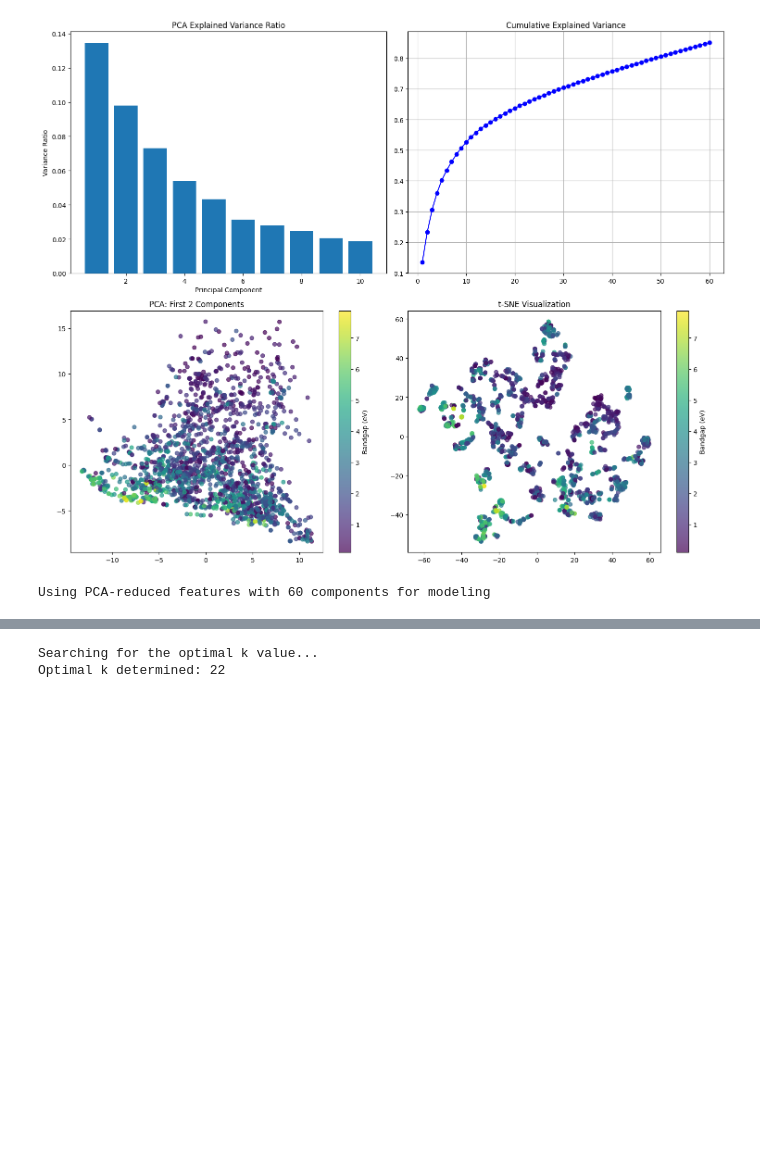
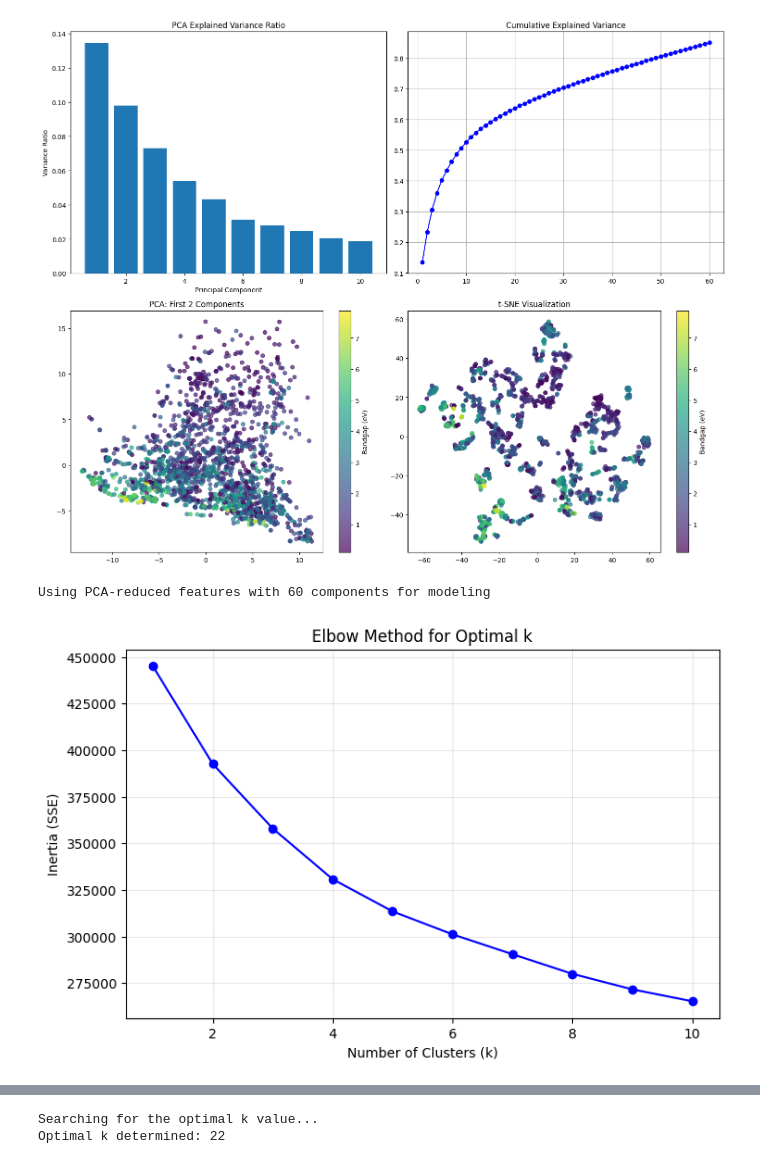
Before and after one commit to xqwu1108-create/MSE1003H_XueqiuWu_1011808741, a Jupyter notebook: A1.ipynb, the cells around one changed output, grey strips where cells are left out. Saved outputs shown, nothing was run; the diff lists cells and outputs as text; code cells hidden in the pictures; blank space fills up the shorter version.

```diff
--- a/A1.ipynb
+++ b/A1.ipynb
@@ -588,3 +596,27 @@ print(f"\nUsing PCA-reduced features with {X_reduced.shape[1]} components for mo
 # %% [output]
 [figure]
 Using PCA-reduced features with 60 components for modeling
+# %%
+from sklearn.cluster import KMeans
+
+# --- Determining Optimal num_clusters using the Elbow Method ---
+# We test k values from 1 to 10
+inertia = []
+k_range = range(1, 11)
+
+for k in k_range:
+    # Use the same random_state for consistency across tests
+    km = KMeans(n_clusters=k, random_state=42, n_init=10)
+    km.fit(X_reduced) # Using your PCA results
+    inertia.append(km.inertia_)
+
+# Plotting the Elbow Curve
+plt.figure(figsize=(8, 5))
+plt.plot(k_range, inertia, 'bo-')
+plt.title('Elbow Method for Optimal k')
+plt.xlabel('Number of Clusters (k)')
+plt.ylabel('Inertia (SSE)')
+plt.grid(True, alpha=0.3)
+plt.show()
+# %% [output]
+[figure, added]
```
Also changed, not shown: parts of 18 cells of this notebook.
